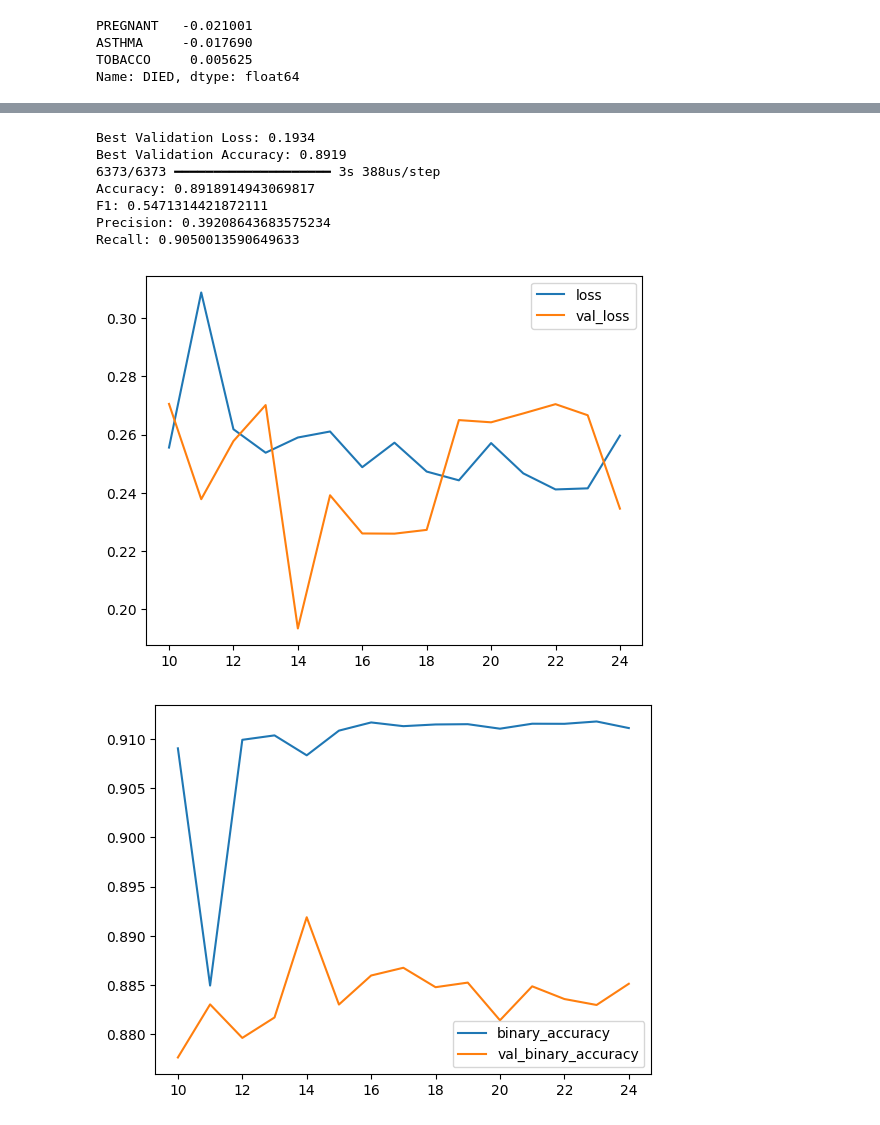
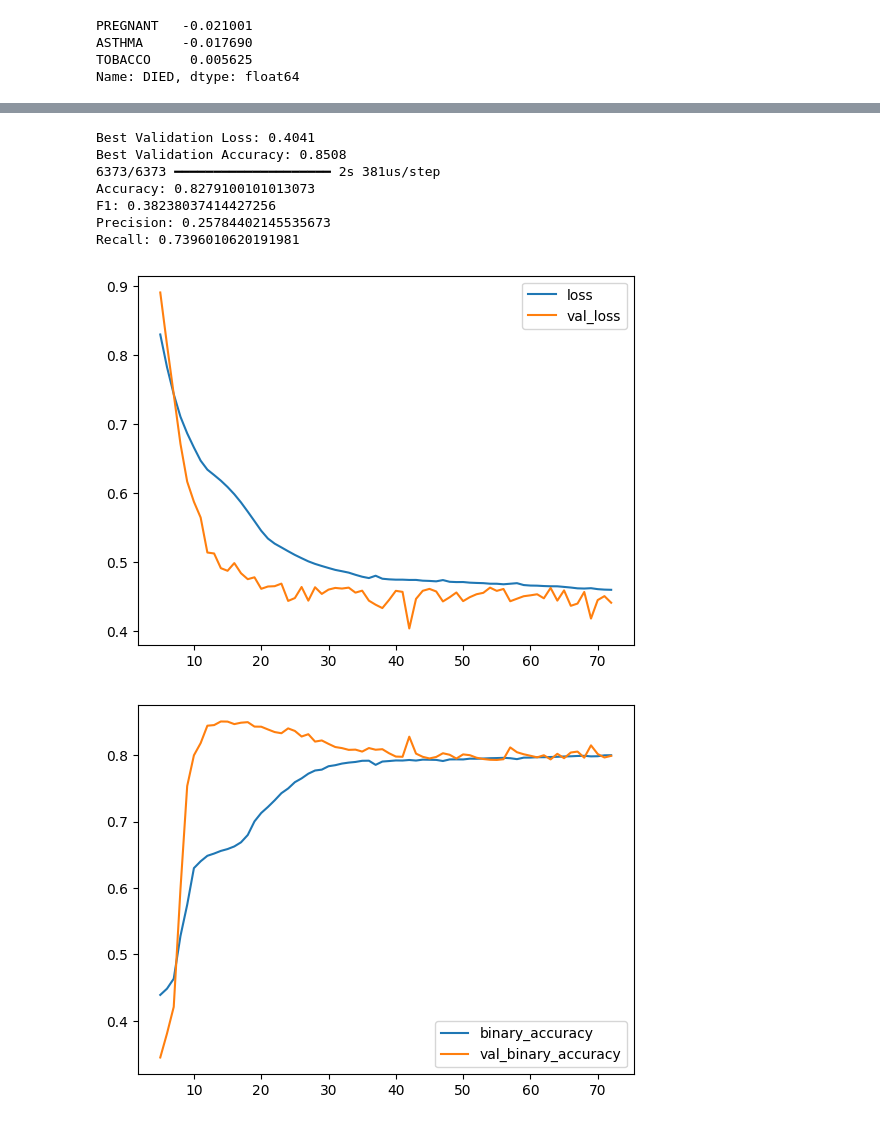
Before and after one commit to roink/covid-19-risiko-erkennung, a Jupyter notebook: notebooks/1.04-CK-Analyse.ipynb, the cells around one changed output, grey strips where cells are left out. Drawn from its saved outputs; the diff is of its cells as text; code cells hidden in the pictures.

```diff
--- a/notebooks/1.04-CK-Analyse.ipynb
+++ b/notebooks/1.04-CK-Analyse.ipynb
@@ -72,7 +82,7 @@ target='DIED'
 # %%
 #Wir verwerfen die beiden Attribute 'MEDICAL_UNIT' und 'USMER'
 
-discarded_features = ['MEDICAL_UNIT', 'USMER']
+discarded_features = ['MEDICAL_UNIT', 'USMER','PATIENT_TYPE','INTUBED','ICU','PNEUMONIA']
 df = df.drop(discarded_features, axis=1)
 
 #Wir testen die Attribute auf Korrelation mit der Zielvariablen testen und verwerfen alle Attribute,
@@ -111,11 +121,20 @@ test_x = test.drop(target,axis=1)
 #(->verschiedene Parameter für die Klassifier ausprobieren und optimieren)
 #(->SVM und KNN eventuell auch ausprobieren)
 
-for clf in [GaussianNB(),MultinomialNB(),DecisionTreeClassifier(),LogisticRegression(max_iter=500)]:
+
+for clf in [GaussianNB(),MultinomialNB(),BernoulliNB(),DecisionTreeClassifier(),LogisticRegression(max_iter=500)]:
     #if clf==LogisticRegression():
         #train_x = StandardScaler().fit(train_x)
         #test_x  = StandardScaler().fit(test_x)
     clf.fit(train_x,train_y)
+
+    perm_importance = permutation_importance(clf, train_x, train_y, n_repeats=10)
+    sorted_idx = perm_importance.importances_mean.argsort()
+    fig = plt.figure(figsize=(12, 6))
+    plt.barh(range(len(sorted_idx)), perm_importance.importances_mean[sorted_idx], align='center')
+    plt.yticks(range(len(sorted_idx)), np.array(test_x.columns)[sorted_idx])
+    plt.title('Permutation Importance')
+
     y_pred=clf.predict(test_x)
     acc, f1, prec, rec = get_scores(test_y, y_pred)
     print(f"Klassifikator: "+type(clf).__name__+"\n")
@@ -144,39 +168,39 @@ Recall: 0.9101658059255232
 # %%
 #Wir wenden einen Deep-Learning-Ansatz auf den Datensatz an.
 
 model = keras.Sequential([
         layers.Dense(8, activation='relu', input_shape=[train_x.shape[1]]),
         layers.Dense(8, activation='relu'),
         layers.Dense(1)])
 
 model.compile(optimizer='adam', loss='binary_crossentropy', metrics=['binary_accuracy'])
+model.optimizer.learning_rate.assign(0.0001)
 
-
-early_stopping = keras.callbacks.EarlyStopping(patience=10, min_delta=0.001, restore_best_weights=True)
+early_stopping = keras.callbacks.EarlyStopping(patience=30, min_delta=0.001, restore_best_weights=True)
 
 history = model.fit(train_x, train_y, validation_data=(test_x, test_y), batch_size=2048, epochs=1000,
                     callbacks=[early_stopping], verbose=0)
 
 history_df = pd.DataFrame(history.history)
-history_df.loc[10:, ['loss', 'val_loss']].plot()
-history_df.loc[10:, ['binary_accuracy', 'val_binary_accuracy']].plot()
+history_df.loc[5:, ['loss', 'val_loss']].plot()
+history_df.loc[5:, ['binary_accuracy', 'val_binary_accuracy']].plot()
 
 print(("Best Validation Loss: {:0.4f}" + "\nBest Validation Accuracy: {:0.4f}").format(history_df['val_loss'].min(),
                   history_df['val_binary_accuracy'].max()))
 
 y_pred=model.predict(test_x)
 acc, f1, prec, rec = get_scores(test_y, np.round(abs(y_pred)))
 print(f'Accuracy: {acc}')
 print(f'F1: {f1}')
 print(f'Precision: {prec}')
 print(f'Recall: {rec}'+"\n")
 # %% [output]
-Best Validation Loss: 0.1934
-Best Validation Accuracy: 0.8919
-6373/6373 ━━━━━━━━━━━━━━━━━━━━ 3s 388us/step
-Accuracy: 0.8918914943069817
-F1: 0.5471314421872111
-Precision: 0.39208643683575234
-Recall: 0.9050013590649633
+Best Validation Loss: 0.4041
+Best Validation Accuracy: 0.8508
+6373/6373 ━━━━━━━━━━━━━━━━━━━━ 2s 381us/step
+Accuracy: 0.8279100101013073
+F1: 0.38238037414427256
+Precision: 0.25784402145535673
+Recall: 0.7396010620191981
-[figure, old version]
+[figure, new version]
-[figure, old version]
+[figure, new version]
```
Also changed, not shown: parts of 3 cells of this notebook.
